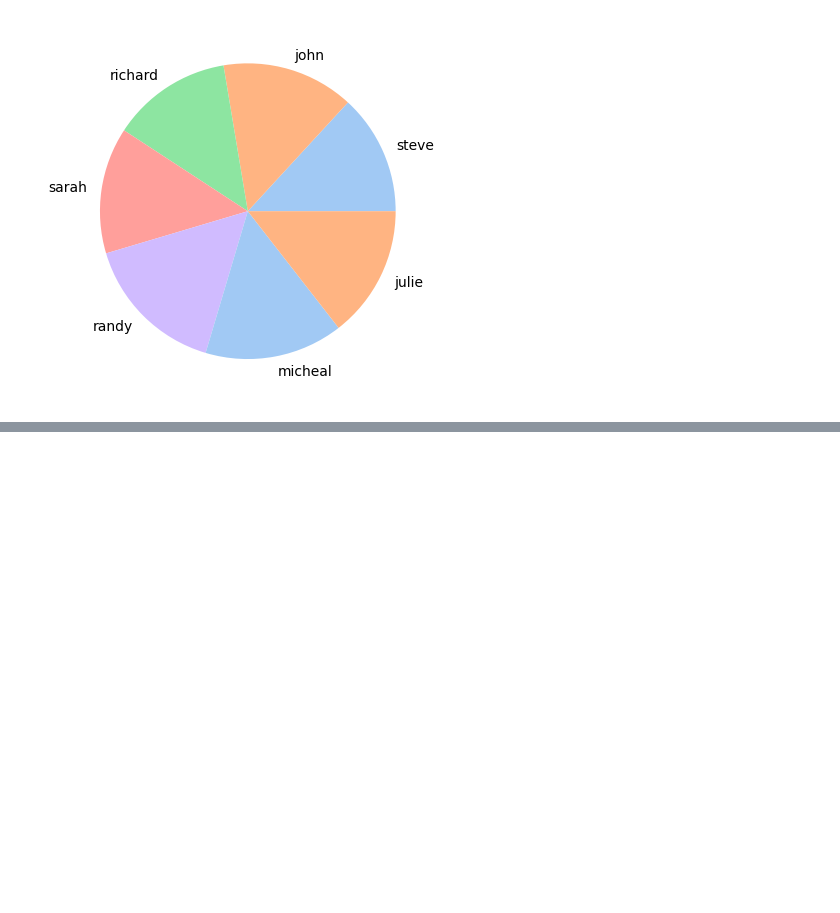
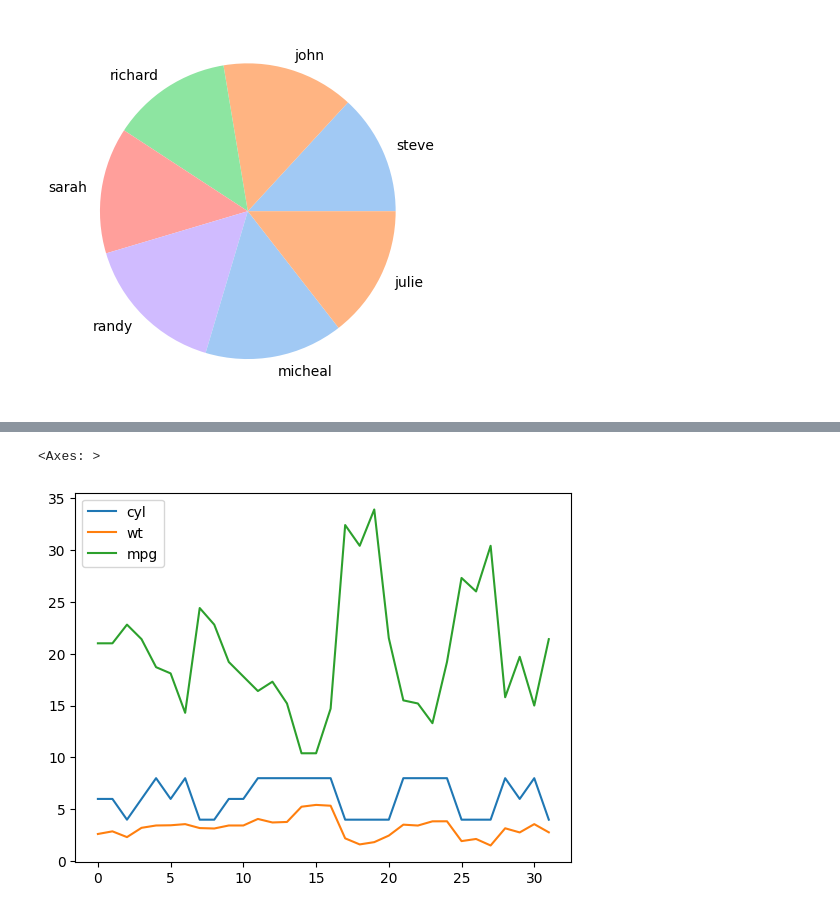
Before and after one commit to SamAugusto/data-science-and-machine-learning, a Jupyter notebook: Data_Vizualization.ipynb, the cells around one changed output, grey strips where cells are left out. Cells and saved outputs as stored; diff of their text form; code cells hidden in the pictures; blank space fills up the shorter version.

```diff
--- a/Data_Vizualization.ipynb
+++ b/Data_Vizualization.ipynb
@@ -93,0 +121,6 @@ plt.show()
+# %%
+df = cars[['cyl','wt','mpg']]
+df.plot()
+# %% [output]
+<Axes: >
+[figure, added]
```
Also changed, not shown: parts of 17 cells of this notebook.
